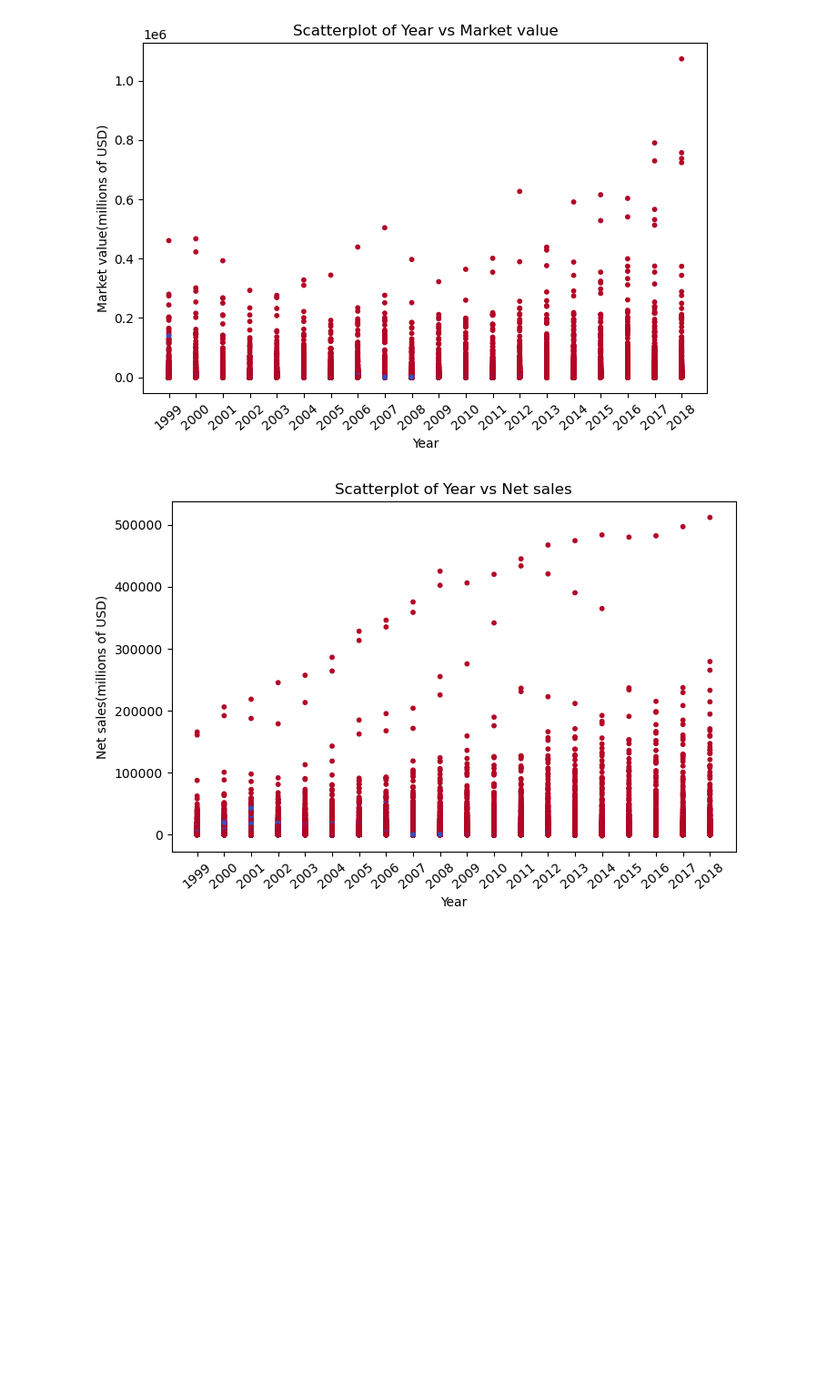
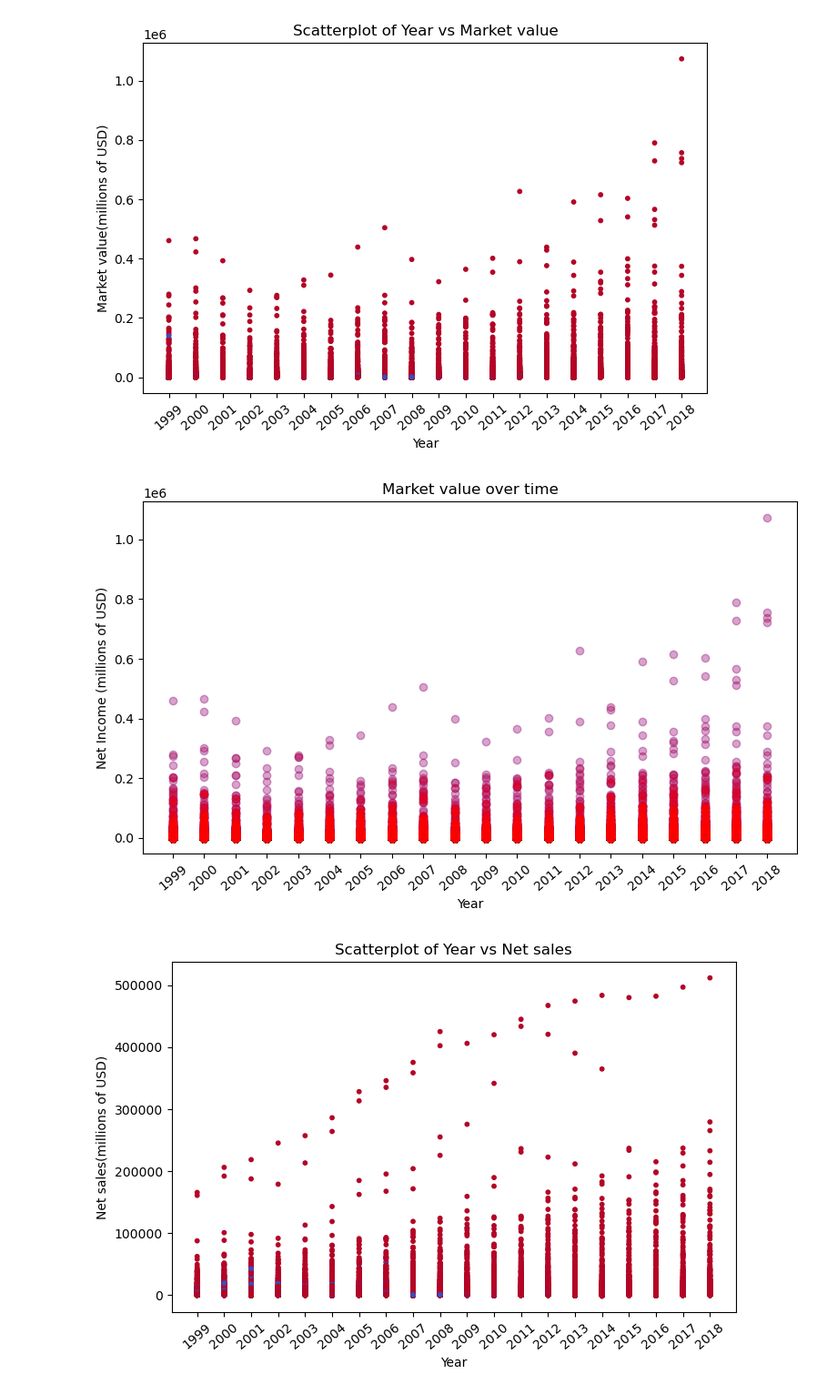
Before and after one commit to patelbb14/Project-5---Predicting-US-Company-Bankruptcy, a Jupyter notebook: code/01_Data_Cleaning_and_EDA.ipynb, the cells around one changed output. Shown at 91% size. Cells and saved outputs as stored; diff of their text form; code cells hidden in the pictures; blank space fills up the shorter version.

```diff
--- a/code/01_Data_Cleaning_and_EDA.ipynb
+++ b/code/01_Data_Cleaning_and_EDA.ipynb
@@ -231,6 +259,20 @@ plt.ylabel('Market value(millions of USD)')
 plt.xticks(range(1999,2019), rotation = 40);
 # %% [output]
 [figure]
+# %%
+# Alternate figure for market value over time as above
+
+plt.figure(figsize=(8,5))
+plt.scatter(bank['year'], bank['X8'], color='blue', label=1, alpha=0.2) # alive
+plt.scatter(bank['year'], bank['X8'], color='red', label=0, alpha=0.2) # bankrupt
+plt.title('Market value over time')
+plt.xlabel('Year')
+plt.ylabel('Net Income (millions of USD)')
+plt.xticks(range(1999,2019), rotation = 40);
+plt.tight_layout()
+plt.savefig('../images/market_value_year_scatter.png');
+# %% [output]
+[figure, added]
 # %%
 plt.figure(figsize=(8,5))
 plt.scatter(bank['year'], bank['X9'], c=bank['status_label'], cmap='coolwarm', alpha = 1, s = 10, edgecolors=None)
```
Also changed, not shown: parts of 8 cells of this notebook, 15 other files.
